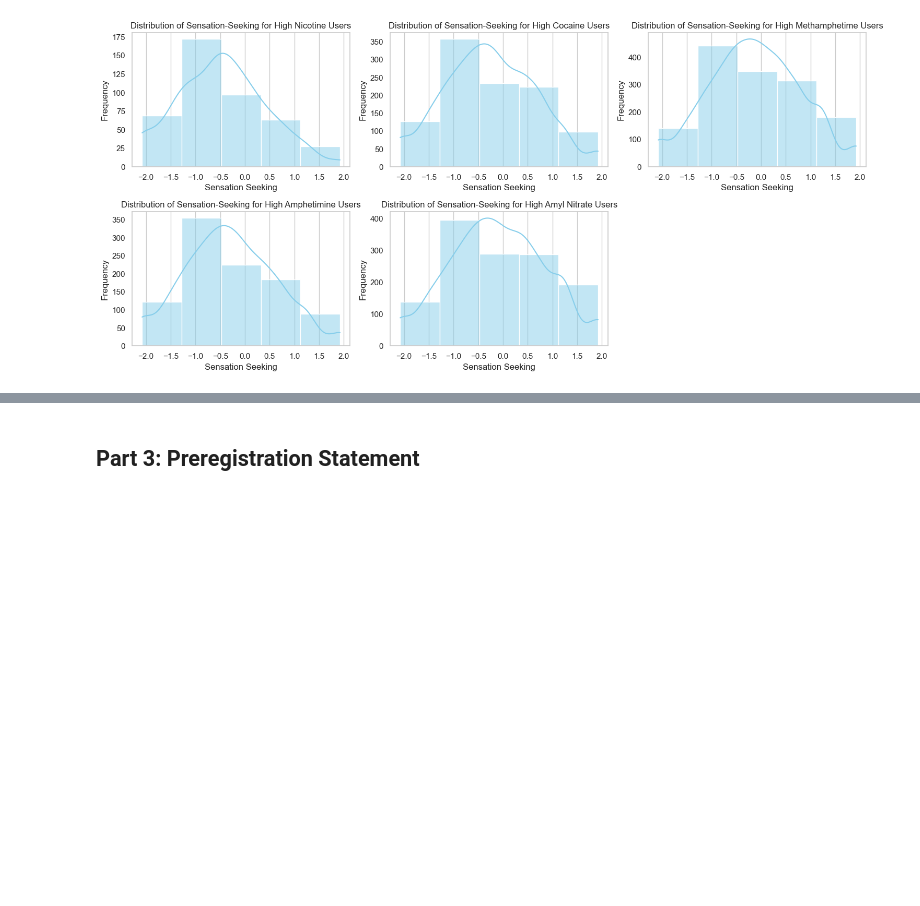
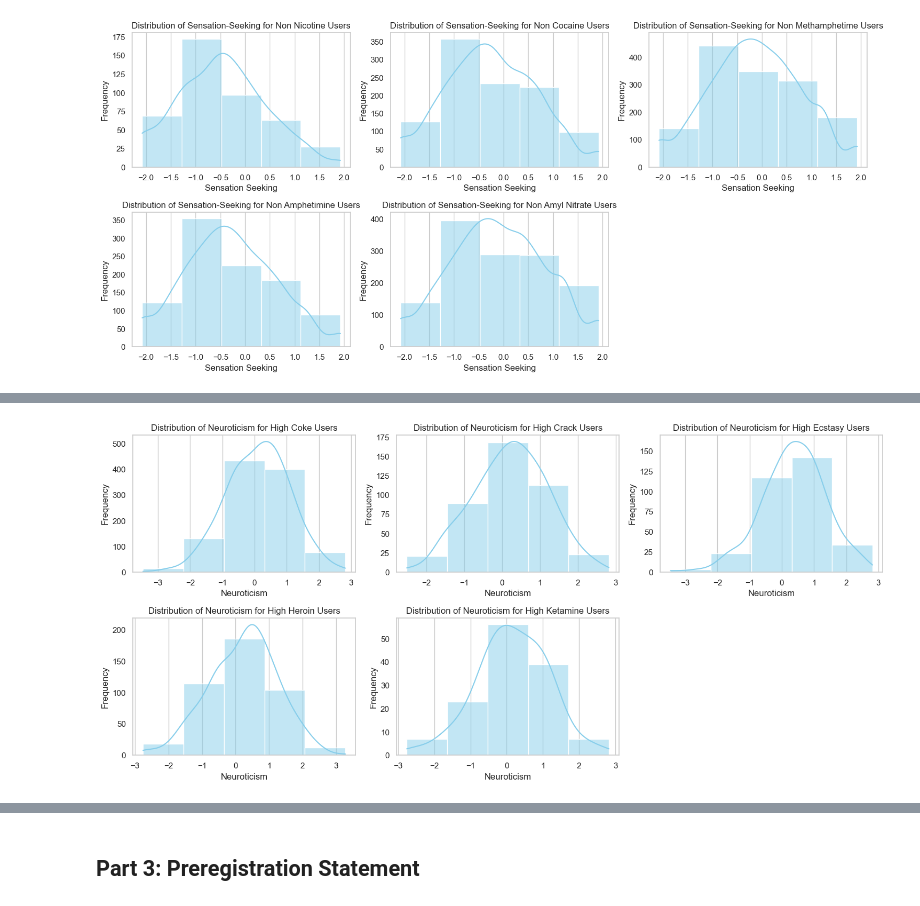
Before and after one commit to anna-nelson/Final-Project-INFO2950, a Jupyter notebook: Phase4.ipynb, the cells around one changed output, grey strips where cells are left out. Drawn from its saved outputs; the diff is of its cells as text; code cells hidden in the pictures; blank space fills up the shorter version.

Commit message:
added graphs

```diff
--- a/Phase4.ipynb
+++ b/Phase4.ipynb
@@ -113,9 +113,9 @@ plt.show()
 sns.set(style="whitegrid")
 plt.figure(figsize=(15, 10))
 #nicotine
-high_nicotine_users = data_combined[data_combined['nicotine'].isin([0])]
+non_nicotine_users = data_combined[data_combined['nicotine'].isin([0])]
 plt.subplot(3, 3, 1)
-sns.histplot(high_nicotine_users['sensation-seeking'], bins=5, kde=True,
+sns.histplot(non_nicotine_users['sensation-seeking'], bins=5, kde=True,
              color='skyblue')
 plt.title("Distribution of Sensation-Seeking for Non Nicotine Users")
 plt.xlabel("Sensation Seeking")
@@ -123,9 +123,9 @@ plt.ylabel("Frequency")
 plt.grid(axis='y')
 
 #cocaine
-high_cocaine_users = data_combined[data_combined['coke'].isin([0])]
+non_cocaine_users = data_combined[data_combined['coke'].isin([0])]
 plt.subplot(3, 3, 2)
-sns.histplot(high_cocaine_users['sensation-seeking'], bins=5, kde=True,
+sns.histplot(non_cocaine_users['sensation-seeking'], bins=5, kde=True,
              color='skyblue')
 plt.title("Distribution of Sensation-Seeking for Non Cocaine Users")
 plt.xlabel("Sensation Seeking")
@@ -133,9 +133,9 @@ plt.ylabel("Frequency")
 plt.grid(axis='y')
 
 #methamphetime
-high_methamphetime_users = data_combined[data_combined['meth'].isin([0])]
+non_methamphetime_users = data_combined[data_combined['meth'].isin([0])]
 plt.subplot(3, 3, 3)
-sns.histplot(high_methamphetime_users['sensation-seeking'], bins=5, kde=True,
+sns.histplot(non_methamphetime_users['sensation-seeking'], bins=5, kde=True,
              color='skyblue')
 plt.title("Distribution of Sensation-Seeking for Non Methamphetime Users")
 plt.xlabel("Sensation Seeking")
@@ -143,9 +143,9 @@ plt.ylabel("Frequency")
 plt.grid(axis='y')
 
 #amphetimine
-high_amphetimine_users = data_combined[data_combined['amphet'].isin([0])]
+non_amphetimine_users = data_combined[data_combined['amphet'].isin([0])]
 plt.subplot(3, 3, 4)
-sns.histplot(high_amphetimine_users['sensation-seeking'], bins=5, kde=True,
+sns.histplot(non_amphetimine_users['sensation-seeking'], bins=5, kde=True,
              color='skyblue')
 plt.title("Distribution of Sensation-Seeking for Non Amphetimine Users")
 plt.xlabel("Sensation Seeking")
@@ -153,9 +153,9 @@ plt.ylabel("Frequency")
 plt.grid(axis='y')
 
 #amyl nitrate
-high_amyl_users = data_combined[data_combined['amyl'].isin([0])]
+non_amyl_users = data_combined[data_combined['amyl'].isin([0])]
 plt.subplot(3, 3, 5)
-sns.histplot(high_amyl_users['sensation-seeking'], bins=5, kde=True,
+sns.histplot(non_amyl_users['sensation-seeking'], bins=5, kde=True,
              color='skyblue')
 plt.title("Distribution of Sensation-Seeking for Non Amyl Nitrate Users")
 plt.xlabel("Sensation Seeking")
@@ -168,0 +171,59 @@ plt.show()
+# %%
+sns.set(style="whitegrid")
+plt.figure(figsize=(15, 10))
+data_combined = pd.read_csv("numerical_targets.csv")
+
+#coke
+high_coke_users = data_combined[data_combined['coke'].isin([3,4,5,6])]
+plt.subplot(3, 3, 1)
+sns.histplot(high_nicotine_users['neuroticism'], bins=5, kde=True,
+             color='skyblue')
+plt.title("Distribution of Neuroticism for High Coke Users")
+plt.xlabel("Neuroticism")
+plt.ylabel("Frequency")
+plt.grid(axis='y')
+
+#crack
+high_crack_users = data_combined[data_combined['crack'].isin([3,4,5,6])]
+plt.subplot(3, 3, 2)
+sns.histplot(high_cocaine_users['neuroticism'], bins=5, kde=True,
+             color='skyblue')
+plt.title("Distribution of Neuroticism for High Crack Users")
+plt.xlabel("Neuroticism")
+plt.ylabel("Frequency")
+plt.grid(axis='y')
+
+#ecstasy
+high_ecstasy_users = data_combined[data_combined['ecstasy'].isin([3,4,5,6])]
+plt.subplot(3, 3, 3)
+sns.histplot(high_methamphetime_users['neuroticism'], bins=5, kde=True,
+             color='skyblue')
+plt.title("Distribution of Neuroticism for High Ecstasy Users")
+plt.xlabel("Neuroticism")
+plt.ylabel("Frequency")
+plt.grid(axis='y')
+
+#heroin
+high_heroin_users = data_combined[data_combined['heroin'].isin([3,4,5,6])]
+plt.subplot(3, 3, 4)
+sns.histplot(high_amphetimine_users['neuroticism'], bins=5, kde=True,
+             color='skyblue')
+plt.title("Distribution of Neuroticism for High Heroin Users")
+plt.xlabel("Neuroticism")
+plt.ylabel("Frequency")
+plt.grid(axis='y')
+
+#ketamine
+high_ketamine_users = data_combined[data_combined['ketamine'].isin([3,4,5,6])]
+plt.subplot(3, 3, 5)
+sns.histplot(high_amyl_users['neuroticism'], bins=5, kde=True,
+             color='skyblue')
+plt.title("Distribution of Neuroticism for High Ketamine Users")
+plt.xlabel("Neuroticism")
+plt.ylabel("Frequency")
+plt.grid(axis='y')
+
+plt.tight_layout()
+plt.show()
+# %% [output]
+[figure, added]
```
Also changed, not shown: parts of 15 cells of this notebook.
